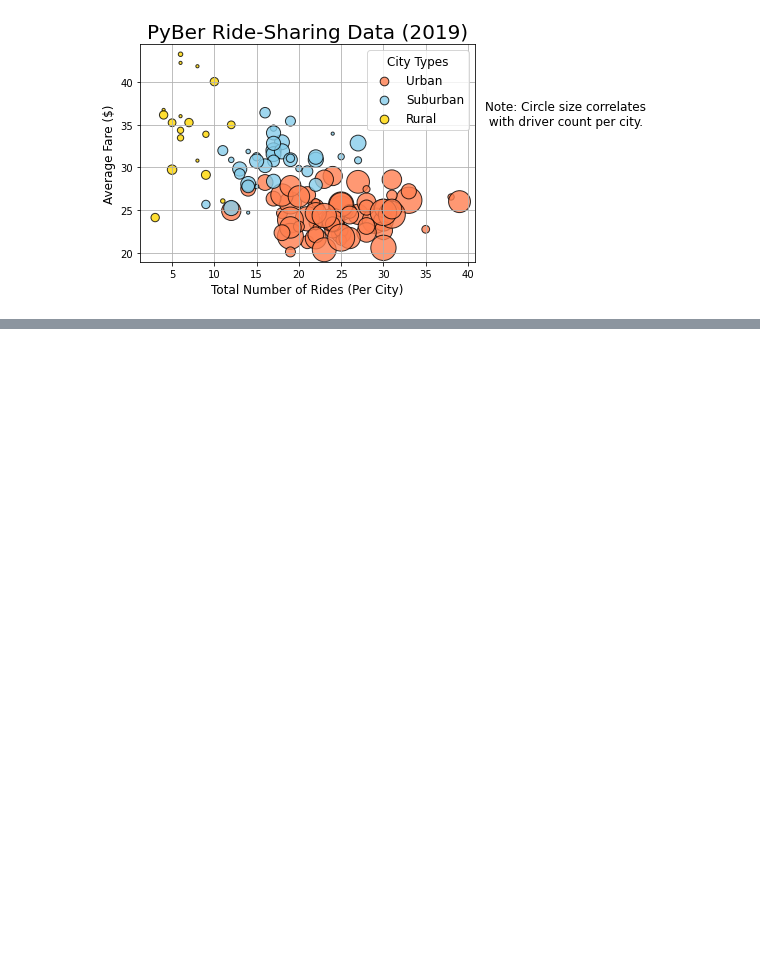
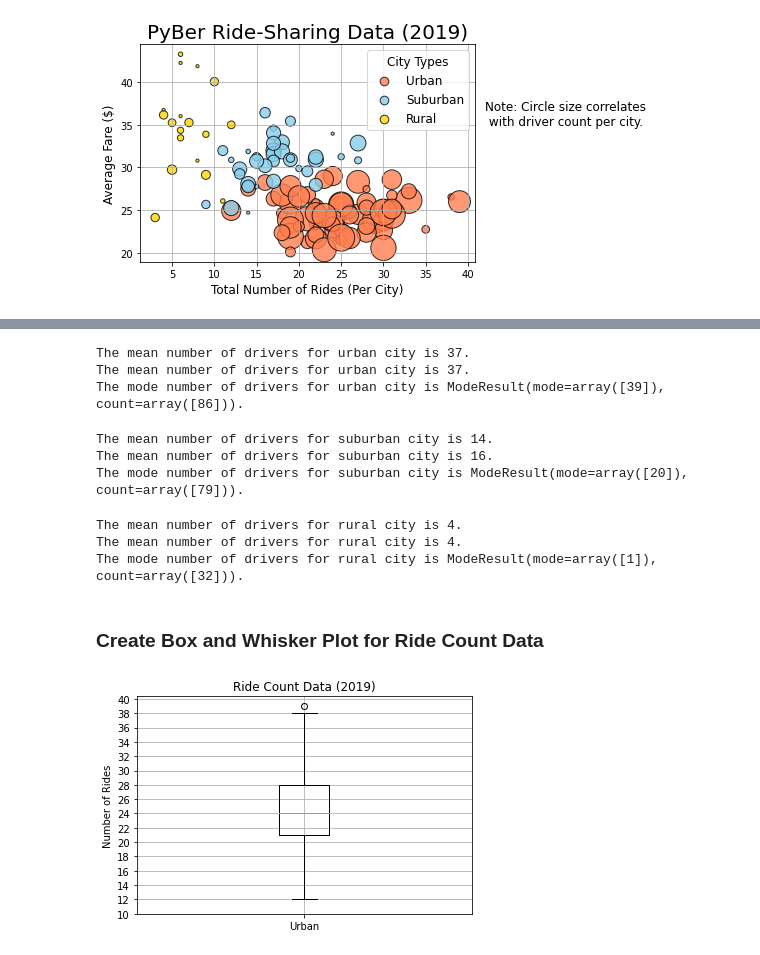
Before and after one commit to corispade/PyBer_Analysis, a Jupyter notebook: PyBer_Analysis.ipynb, the cells around one changed output, grey strips where cells are left out. Drawn from its saved outputs; the diff is of its cells as text; code cells hidden in the pictures; blank space fills up the shorter version.

Commit message:
Adding box plot summaries

```diff
--- a/PyBer_Analysis.ipynb
+++ b/PyBer_Analysis.ipynb
@@ -232,0 +400,62 @@ plt.show()
+# %%
+# Calculate the measures of central tendency for the average number of drivers for urban city
+mean_urban_drivers = np.mean(urban_drivers)
+print(f"The mean number of drivers for urban city is {mean_urban_drivers:.0f}.")
+
+median_urban_drivers = np.median(urban_drivers)
+print(f"The mean number of drivers for urban city is {median_urban_drivers:.0f}.")
+
+# Use scipy for mode.
+mode_urban_drivers = sts.mode(urban_drivers)
+print(f"The mode number of drivers for urban city is {mode_urban_drivers}.")
+# %% [output]
+The mean number of drivers for urban city is 37.
+The mean number of drivers for urban city is 37.
+The mode number of drivers for urban city is ModeResult(mode=array([39]), count=array([86])).
+# %%
+# Calculate the measures of central tendency for the average number of drivers for suburban city
+mean_suburban_drivers = np.mean(suburban_drivers)
+print(f"The mean number of drivers for suburban city is {mean_suburban_drivers:.0f}.")
+
+median_suburban_drivers = np.median(suburban_drivers)
+print(f"The mean number of drivers for suburban city is {median_suburban_drivers:.0f}.")
+
+# Use scipy for mode.
+mode_suburban_drivers = sts.mode(suburban_drivers)
+print(f"The mode number of drivers for suburban city is {mode_suburban_drivers}.")
+# %% [output]
+The mean number of drivers for suburban city is 14.
+The mean number of drivers for suburban city is 16.
+The mode number of drivers for suburban city is ModeResult(mode=array([20]), count=array([79])).
+# %%
+# Calculate the measures of central tendency for the average number of drivers for rural
+mean_rural_drivers = np.mean(rural_drivers)
+print(f"The mean number of drivers for rural city is {mean_rural_drivers:.0f}.")
+
+median_rural_drivers = np.median(rural_drivers)
+print(f"The mean number of drivers for rural city is {median_rural_drivers:.0f}.")
+
+# Use scipy for mode.
+mode_rural_drivers = sts.mode(rural_drivers)
+print(f"The mode number of drivers for rural city is {mode_rural_drivers}.")
+# %% [output]
+The mean number of drivers for rural city is 4.
+The mean number of drivers for rural city is 4.
+The mode number of drivers for rural city is ModeResult(mode=array([1]), count=array([32])).
+# %% [markdown]
+### Create Box and Whisker Plot for Ride Count Data
+# %%
+# Create box and whisker plot for urban cities ride count data
+x_labels = ['Urban']
+fig, ax = plt.subplots()
+ax.boxplot(urban_ride_count, labels=x_labels)
+
+# Add title, y-axis label and grid
+ax.set_title('Ride Count Data (2019)')
+ax.set_ylabel('Number of Rides')
+ax.set_yticks(np.arange(10, 41, step=2.0))
+ax.grid()
+
+plt.show()
+# %% [output]
+[figure, added]
```
Also changed, not shown: parts of 36 cells of this notebook, 2 other files.
